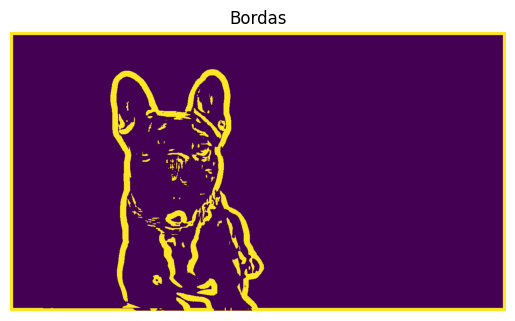
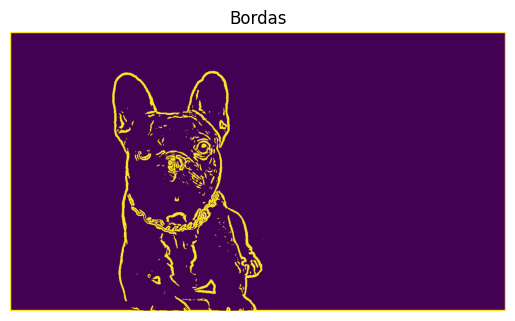
The notebook cell's code change between the first figure and the second:
--- before
+++ after
@@ -1,7 +1,9 @@
 magnitude = np.sqrt(gx**2 + gy**2)
 
-edges = np.where(magnitude > 40, 255, 0)
+edges = np.where(magnitude > 85, 255, 0)
 
 plt.imshow(edges)
 plt.title("Bordas")
 plt.axis('off')
+plt.savefig("./img/dog_processed.png")
+plt.show()

Commit: feat: refinamentos no pre processamento